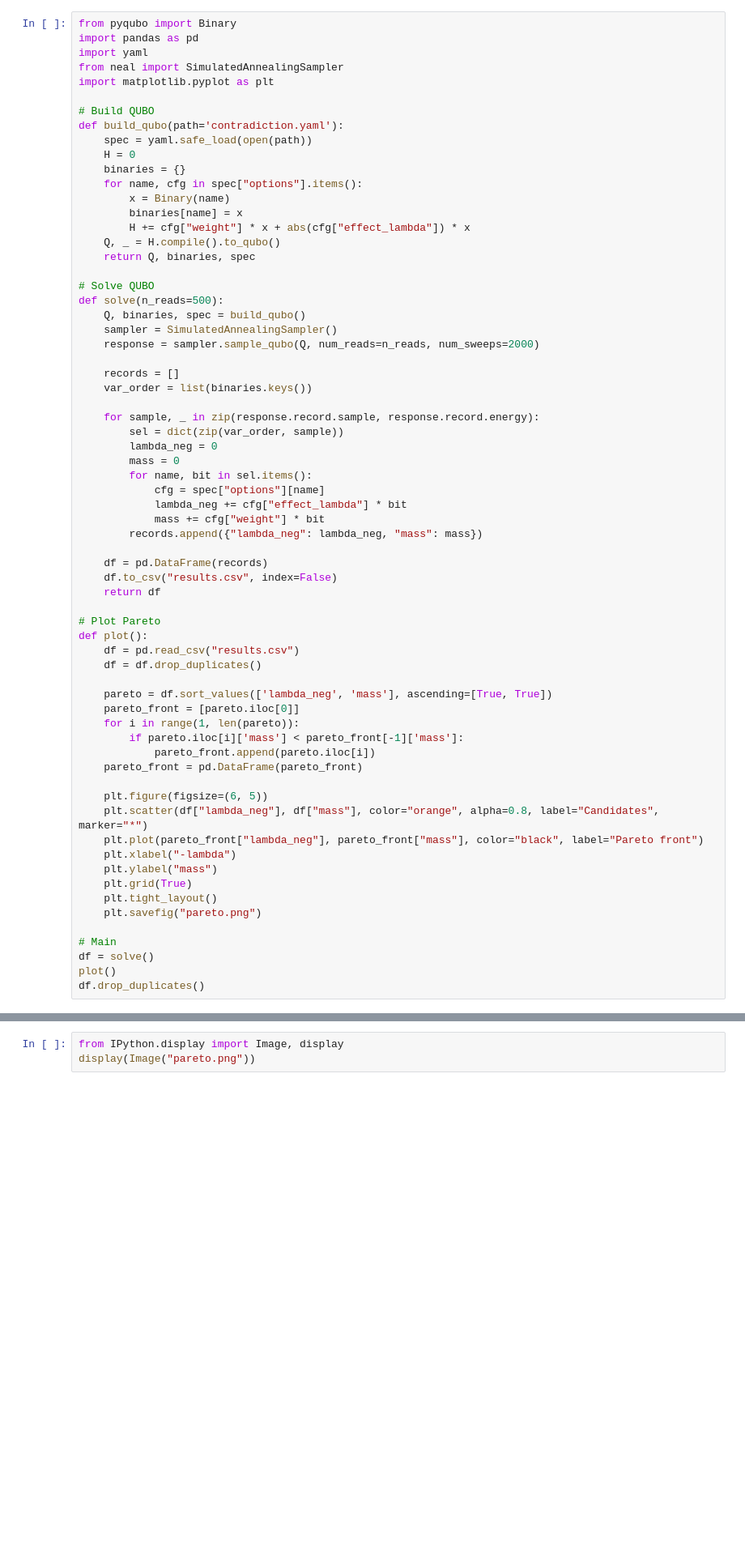
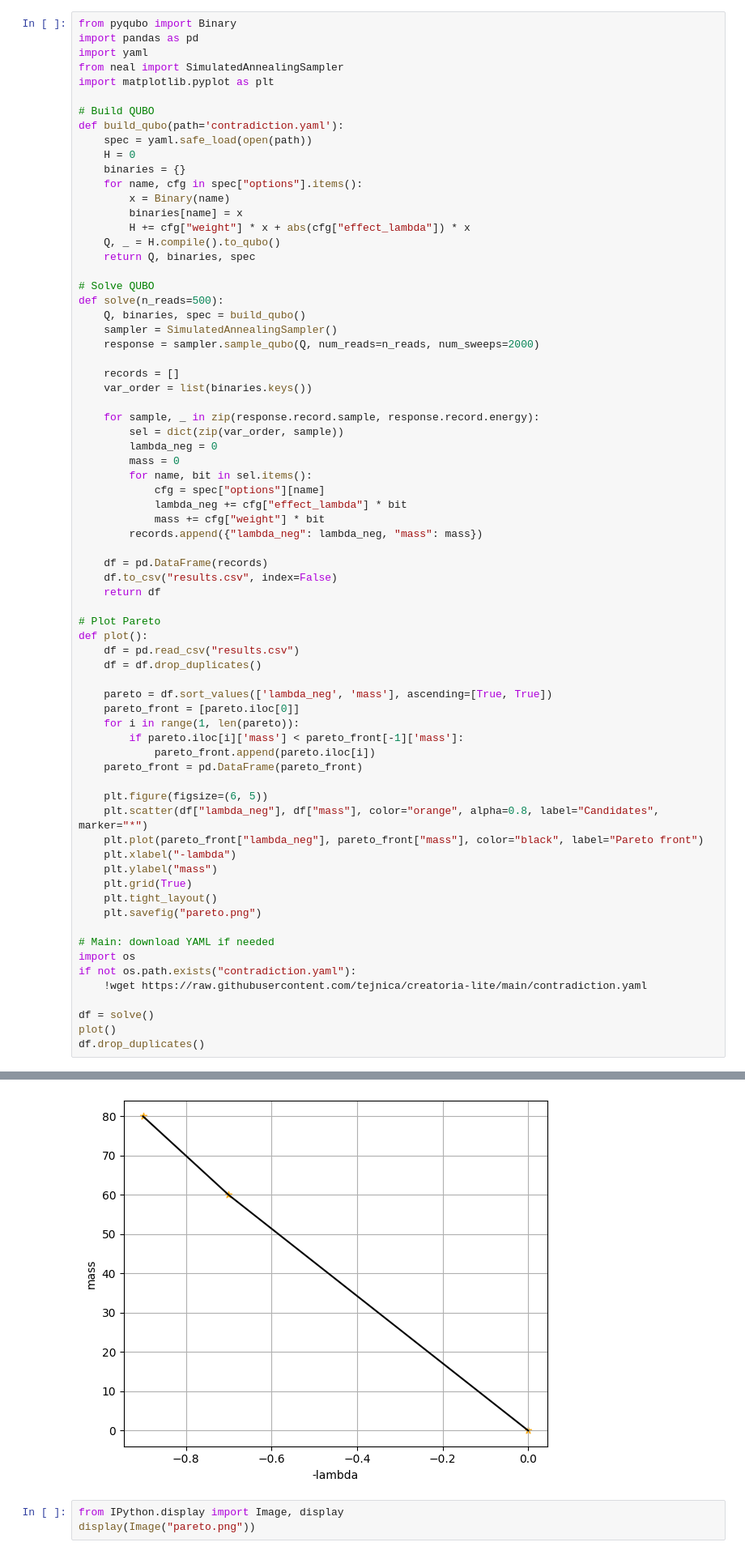
Before and after one commit to tejnica/creatoria-lite, a Jupyter notebook: creatoria_demo.ipynb, the cells around one changed output, grey strips where cells are left out. Shown: that part at 81% size. Saved outputs shown, nothing was run; the diff lists cells and outputs as text; blank space fills up the shorter version.

Commit message:
Add files via upload
Add auto-download for contradiction.yaml in Colab.

```diff
--- a/creatoria_demo.ipynb
+++ b/creatoria_demo.ipynb
@@ -78,7 +83,12 @@ def plot():
     plt.tight_layout()
     plt.savefig("pareto.png")
 
-# Main
+# Main: download YAML if needed
+import os
+if not os.path.exists("contradiction.yaml"):
+    !wget https://raw.githubusercontent.com/tejnica/creatoria-lite/main/contradiction.yaml
+
 df = solve()
 plot()
 df.drop_duplicates()
+# %% [output]
@@ -85,3 +109,4 @@ df.drop_duplicates()
+[figure, added]
 # %%
 from IPython.display import Image, display
 display(Image("pareto.png"))
```
Also changed, not shown: parts of 3 cells of this notebook.
